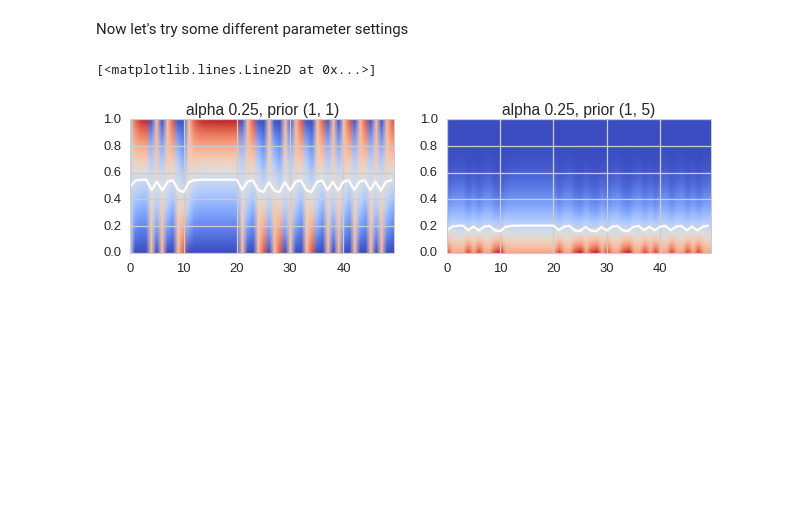
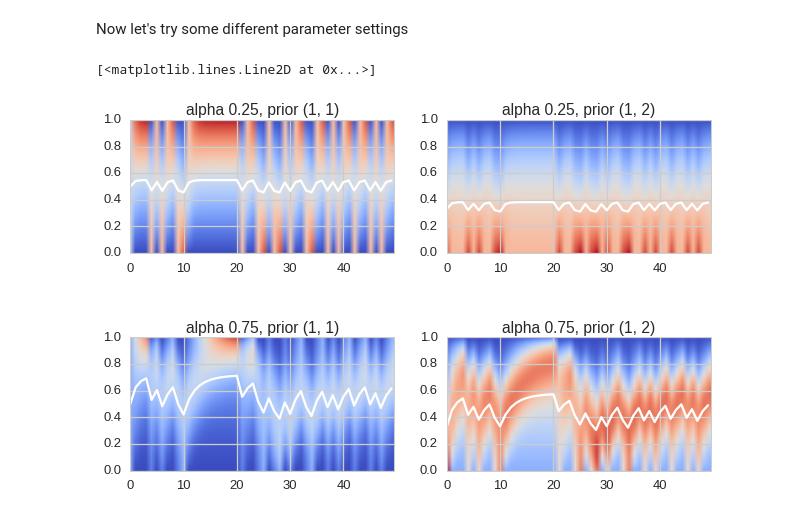
Before and after one commit to Gilles86/pydbm, a Jupyter notebook: notebooks/Simple examples using pydbm.ipynb, the cells around one changed output. Saved outputs shown, nothing was run; the diff lists cells and outputs as text; code cells hidden in the pictures; blank space fills up the shorter version.

Commit message:
Updated image notebook

```diff
--- a/notebooks/Simple examples using pydbm.ipynb
+++ b/notebooks/Simple examples using pydbm.ipynb
@@ -45,29 +45,29 @@ array([ 0.5       ,  0.6503003 ,  0.71813814,  0.75491661,  0.60108712,
 Now let's try some different parameter settings
 # %%
 bdbm1 = pydbm.BayesianDBM(data, alpha=0.25, prior=(1., 1.))
-bdbm2 = pydbm.BayesianDBM(data, alpha=0.25, prior=(1., 5.))
+bdbm2 = pydbm.BayesianDBM(data, alpha=0.25, prior=(1., 2.))
 bdbm3 = pydbm.BayesianDBM(data, alpha=0.75, prior=(1., 1.))
-bdbm4 = pydbm.BayesianDBM(data, alpha=0.75, prior=(1., 5.))
+bdbm4 = pydbm.BayesianDBM(data, alpha=0.75, prior=(1., 2.))
 
 plt.subplot(2,2,1)
 plt.title('alpha 0.25, prior (1, 1)')
 bdbm1.plot_full_posterior_per_trial()
 plt.plot(bdbm1.get_p_per_trial(), c='white')
 
 plt.subplot(2,2,2)
-plt.title('alpha 0.25, prior (1, 5)')
+plt.title('alpha 0.25, prior (1, 2)')
 bdbm2.plot_full_posterior_per_trial()
 plt.plot(bdbm2.get_p_per_trial(), c='white')
 
 plt.subplot(2,2,3)
-plt.title('alpha 0.25, prior (1, 1)')
+plt.title('alpha 0.75, prior (1, 1)')
 bdbm3.plot_full_posterior_per_trial()
 plt.plot(bdbm3.get_p_per_trial(), c='white')
 
 plt.subplot(2,2,4)
-plt.title('alpha 0.25, prior (1, 5)')
+plt.title('alpha 0.75, prior (1, 2)')
 bdbm4.plot_full_posterior_per_trial()
-plt.plot(bdbm2.get_p_per_trial(), c='white')
+plt.plot(bdbm4.get_p_per_trial(), c='white')
 # %% [output]
 [<matplotlib.lines.Line2D at 0x...>]
-[figure, old version]
+[figure, new version]
```
